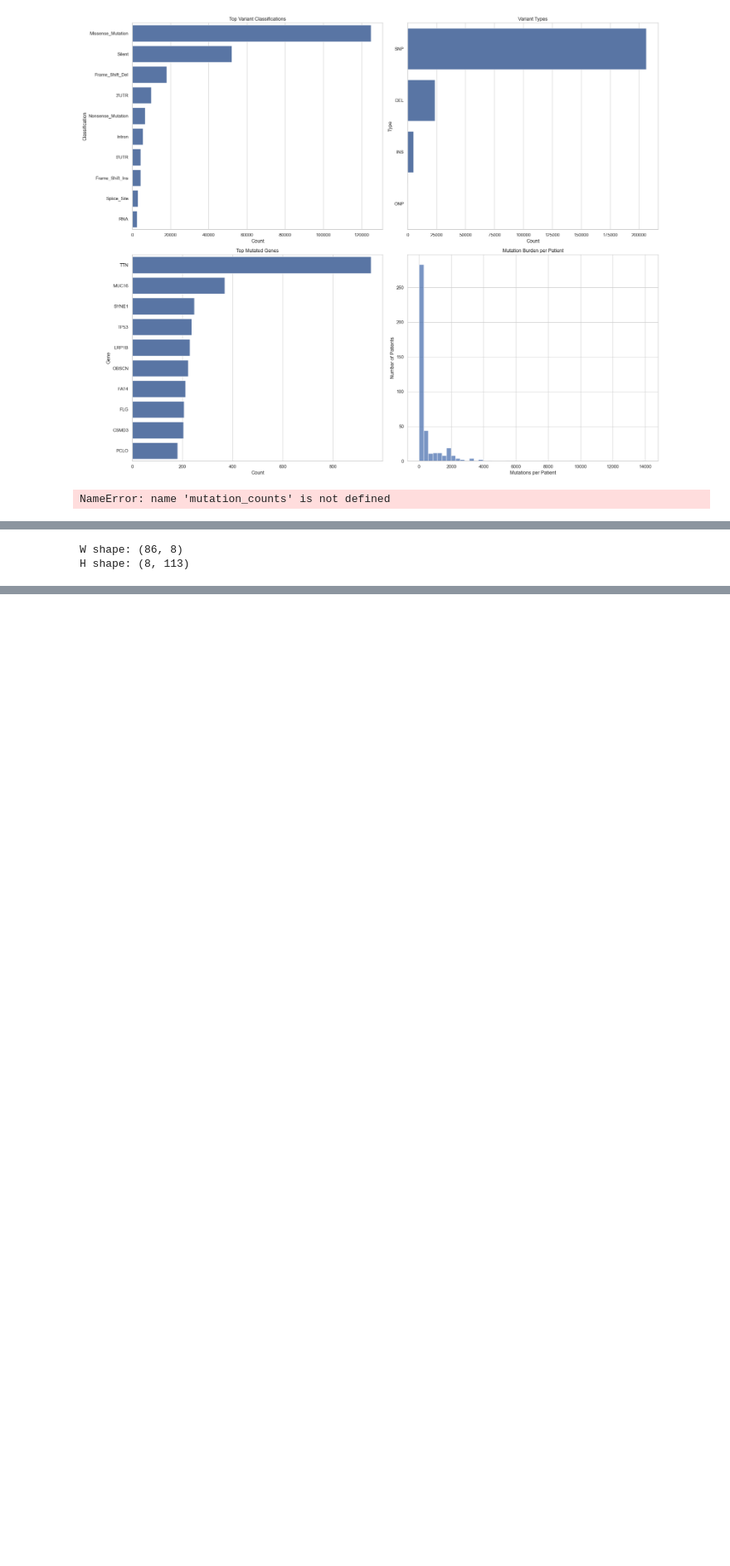
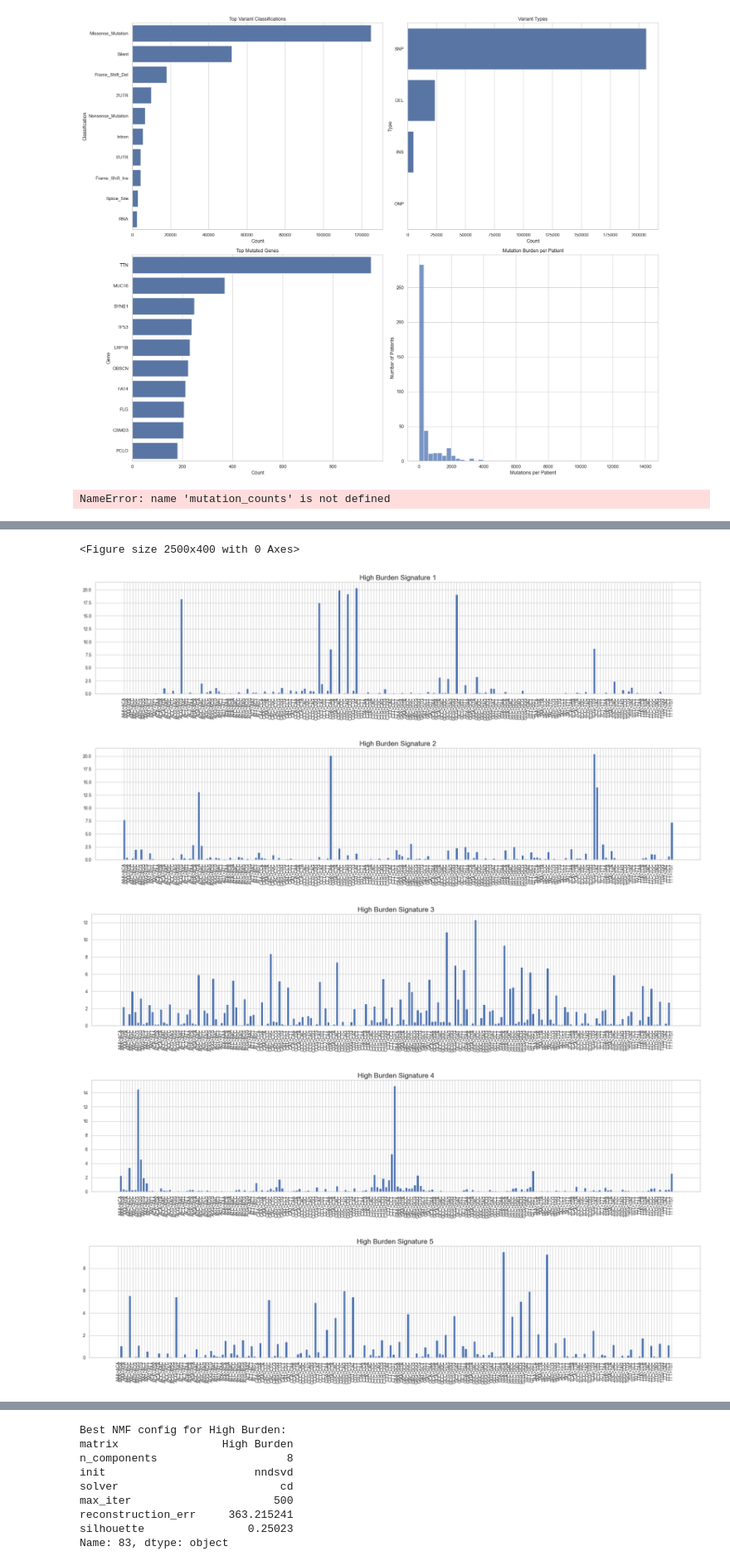
Before and after one commit to anl078/ECE204Repo, a Jupyter notebook: NMF.ipynb, the cells around one changed output, grey strips where cells are left out. Shown at 83% size. Drawn from its saved outputs; the diff is of its cells as text; code cells hidden in the pictures; blank space fills up the shorter version.

```diff
--- a/NMF.ipynb
+++ b/NMF.ipynb
@@ -204,4 +176,36 @@ for i, row in enumerate(H):
 # %%
 print("W shape:", W.shape)  # rows: patients, columns: signatures
 print("H shape:", H.shape)  # rows: signatures, columns: mutation contexts
+# %%
+# 1. Filter to SNPs
+low_mut_filt = low_mut[low_mut.Variant_Type == "SNP"].copy()
+high_mut_filt = high_mut[high_mut.Variant_Type == "SNP"].copy()
+
+# 2. Extract reference trinucleotide context
+low_mut_filt["context_tri_ref"] = low_mut_filt["CONTEXT"].apply(lambda x: x[(len(x)-3)//2:(len(x)-3)//2+3])
+high_mut_filt["context_tri_ref"] = high_mut_filt["CONTEXT"].apply(lambda x: x[(len(x)-3)//2:(len(x)-3)//2+3])
+
+# 3. Build mutated trinucleotide: ref[0] + ALT + ref[2]
+low_mut_filt["context_tri_mut"] = low_mut_filt["context_tri_ref"].str[0] + \
+                                  low_mut_filt["Tumor_Seq_Allele2"].str[0] + \
+                                  low_mut_filt["context_tri_ref"].str[2]
+
+high_mut_filt["context_tri_mut"] = high_mut_filt["context_tri_ref"].str[0] + \
+                                   high_mut_filt["Tumor_Seq_Allele2"].str[0] + \
+                                   high_mut_filt["context_tri_ref"].str[2]
+
+# 4. Full mutation context: ref>mut
+low_mut_filt["context_full"] = low_mut_filt["context_tri_ref"] + ">" + low_mut_filt["context_tri_mut"]
+high_mut_filt["context_full"] = high_mut_filt["context_tri_ref"] + ">" + high_mut_filt["context_tri_mut"]
+# %%
+def build_mutation_matrix(df, sample_col="Tumor_Sample_Barcode", context_col="context_full"):
+    matrix = (
+        df.groupby([sample_col, context_col])
+        .size()
+        .unstack(fill_value=0)
+        .sort_index()
+    )
+    return matrix
+low_matrix = build_mutation_matrix(low_mut_filt)
+high_matrix = build_mutation_matrix(high_mut_filt)
 # %%
@@ -297,6 +292,13 @@ Name: 83, dtype: object
 # %%
-print("W shape:", W.shape)  # rows: patients, columns: signatures
-print("H shape:", H.shape)  # rows: signatures, columns: mutation contexts
+high_matrix = build_mutation_matrix(high_mut_filt)  # using context_full
+low_matrix = build_mutation_matrix(low_mut_filt)
+
+best_high, W_high, H_high = run_nmf_grid_search(high_matrix, matrix_name="High Burden")
+best_low, W_low, H_low = run_nmf_grid_search(low_matrix, matrix_name="Low Burden")
 # %% [output]
-W shape: (86, 8)
-H shape: (8, 113)
+<Figure size 2500x400 with 0 Axes>
+[figure, added]
+[figure, added]
+[figure, added]
+[figure, added]
+[figure, added]
@@ -302,0 +308,9 @@ H shape: (8, 113)
+Best NMF config for High Burden:
+matrix                High Burden
+n_components                    8
+init                       nndsvd
+solver                         cd
+max_iter                      500
+reconstruction_err     363.215241
+silhouette                0.25023
+Name: 83, dtype: object
```
Also changed, not shown: parts of 6 cells of this notebook.
